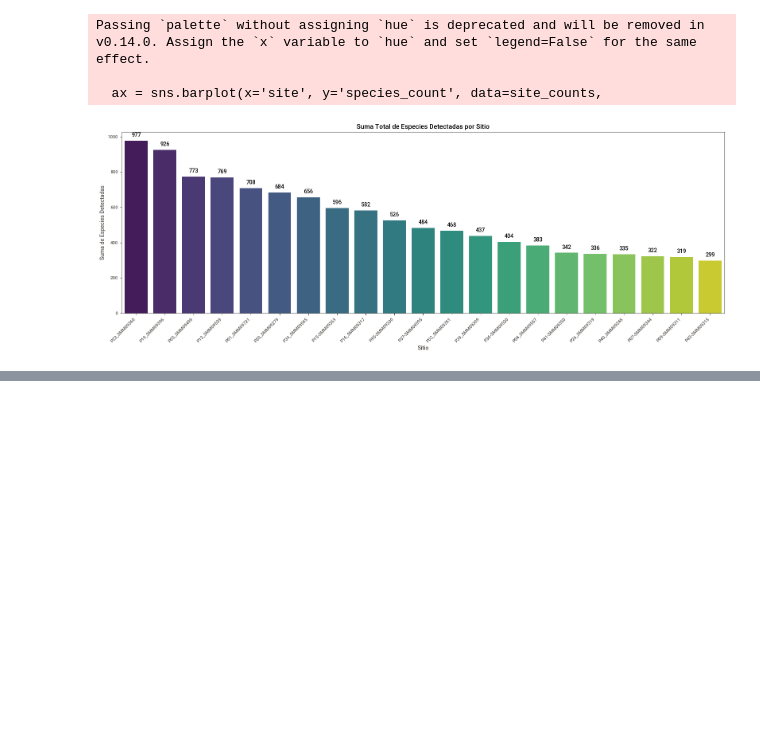
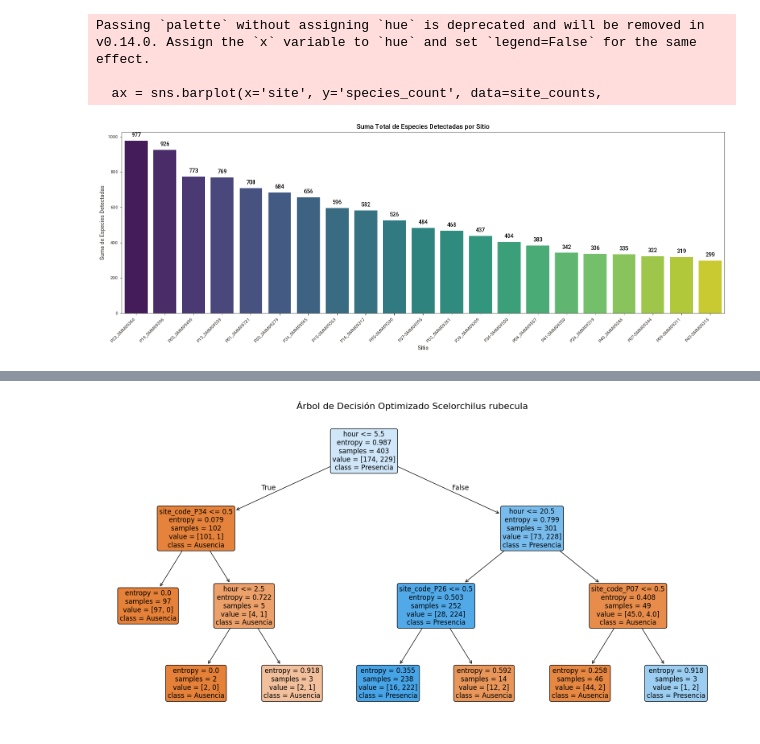
Before and after one commit to camilobehrens/Data_Science_ll, a Jupyter notebook: entrega_final/entrega_final.ipynb, the cells around one changed output, grey strips where cells are left out. Cells and saved outputs as stored; diff of their text form; code cells hidden in the pictures; blank space fills up the shorter version.

Commit message:
carga de notebook para entrega final

```diff
--- a/entrega_final/entrega_final.ipynb
+++ b/entrega_final/entrega_final.ipynb
@@ -648,0 +494,9 @@ See the caveats in the documentation: https://pandas.pydata.org/pandas-docs/stab
+# %%
+# Generar todas las combinaciones posibles de sitio y hora
+
+import itertools
+
+sites = df_filtrado['site_code'].unique()
+hours = range(24)  # Horas del día de 0 a 23
+
+all_combinations = pd.DataFrame(list(itertools.product(sites, hours)), columns=['site_code', 'hour'])
@@ -648,0 +514,11 @@ See the caveats in the documentation: https://pandas.pydata.org/pandas-docs/stab
+# %%
+# Unir y rellenar ausencias con ceros
+
+df_full = all_combinations.merge(detections, on=['site_code', 'hour'], how='left').fillna(0)
+df_full['count'] = df_full['count'].astype(int)
+df_full['presence'] = (df_full['count'] > 0).astype(int)
+# %%
+# Codificar variables categóricas para el modelo
+
+## Codificar site_code como dummies (variables indicadoras)
+df_model = pd.get_dummies(df_full, columns=['site_code'], drop_first=True)
@@ -702,0 +539,63 @@ array([0.85224651, 0.14775349, 0.        ])
+# %%
+import matplotlib.pyplot as plt
+from sklearn.tree import DecisionTreeClassifier, plot_tree
+from sklearn.model_selection import GridSearchCV, train_test_split
+from sklearn.metrics import classification_report, accuracy_score
+
+# Asumiendo df_model preparado con variables predictoras y target 'presence'
+X = df_model.drop(columns=['count', 'presence'])
+y = df_model['presence']
+
+# Dividir en train y test
+X_train, X_test, y_train, y_test = train_test_split(X, y, test_size=0.2, random_state=42)
+
+# Definir clasificador base
+clf = DecisionTreeClassifier(random_state=42)
+
+# Definir cuadrícula de hiperparámetros
+param_grid = {
+    'criterion': ['gini', 'entropy'],
+    'max_depth': [3, 5, 7, 10, None],
+    'min_samples_split': [2, 5, 10],
+    'min_samples_leaf': [1, 2, 4]
+}
+
+# Configurar GridSearchCV con validación cruzada
+grid_search = GridSearchCV(
+    estimator=clf,
+    param_grid=param_grid,
+    cv=5,
+    n_jobs=-1,
+    scoring='accuracy',
+    verbose=1
+)
+
+# Ejecutar búsqueda
+grid_search.fit(X_train, y_train)
+
+print("Mejores hiperparámetros encontrados:")
+print(grid_search.best_params_)
+
+# Modelo optimizado
+best_clf = grid_search.best_estimator_
+
+# Evaluar en test
+y_pred = best_clf.predict(X_test)
+accuracy = accuracy_score(y_test, y_pred)
+print(f"Accuracy en test con mejor modelo: {accuracy:.3f}")
+print("\nReporte de clasificación:")
+print(classification_report(y_test, y_pred))
+
+# Visualizar árbol optimizado
+plt.figure(figsize=(20,10))
+plot_tree(
+    best_clf,
+    feature_names=X.columns,
+    class_names=['Ausencia', 'Presencia'],
+    filled=True,
+    rounded=True,
+    fontsize=12
+)
+plt.title(f'Árbol de Decisión Optimizado {especie_objetivo}', fontsize=16)
+plt.show()
+# %% [output]
@@ -702,0 +616 @@ array([0.85224651, 0.14775349, 0.        ])
+[figure, added]
```
Also changed, not shown: parts of 49 cells of this notebook, 1 other file.
